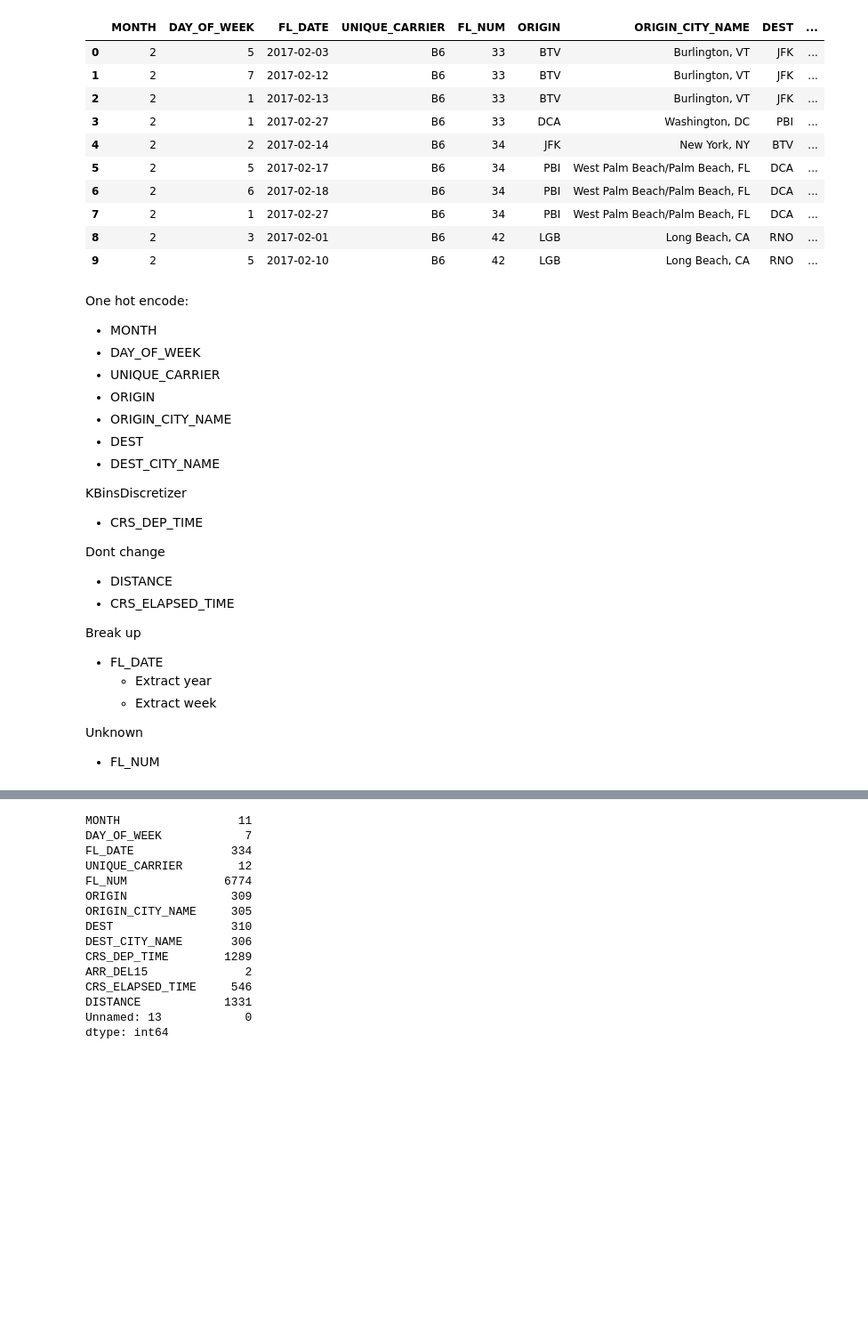
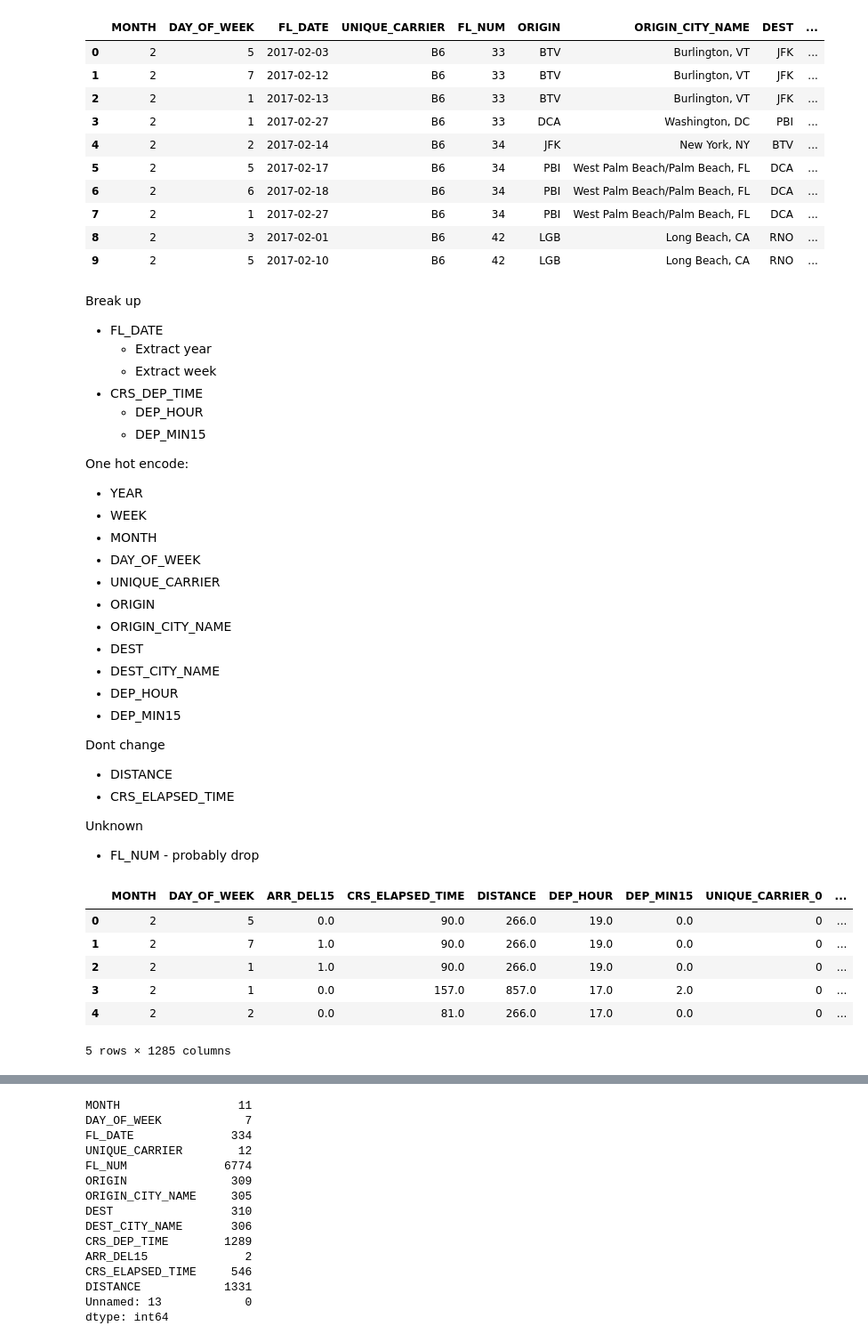
Before and after one commit to jin-sj/cs686_machine_learning, a Jupyter notebook: data_project/flight_delay.ipynb, the cells around one changed output, grey strips where cells are left out. Shown at 89% size. Saved outputs shown, nothing was run; the diff lists cells and outputs as text; code cells hidden in the pictures; blank space fills up the shorter version.

```diff
--- a/data_project/flight_delay.ipynb
+++ b/data_project/flight_delay.ipynb
@@ -44,7 +47,17 @@ df.head(10)
 | 8 | 2 | 3 | 2017-02-01 | B6 | 42 | LGB | Long Beach, CA | RNO | ... |
 | 9 | 2 | 5 | 2017-02-10 | B6 | 42 | LGB | Long Beach, CA | RNO | ... |
 # %% [markdown]
+Break up
+* FL_DATE
+    * Extract year
+    * Extract week
+* CRS_DEP_TIME
+    * DEP_HOUR
+    * DEP_MIN15
+
 One hot encode:
+* YEAR
+* WEEK
 * MONTH
 * DAY_OF_WEEK
 * UNIQUE_CARRIER
@@ -52,25 +65,29 @@ One hot encode:
 * ORIGIN_CITY_NAME
 * DEST
 * DEST_CITY_NAME
-
-KBinsDiscretizer
-* CRS_DEP_TIME
+* DEP_HOUR
+* DEP_MIN15
 
 Dont change
 * DISTANCE
 * CRS_ELAPSED_TIME
 
-Break up
-* FL_DATE
-    * Extract year
-    * Extract week
-
 Unknown
-* FL_NUM
+* FL_NUM - probably drop
 # %%
 def clean_data(df, oe_dict=None):
-    columns = ['Unnamed: 13', 'UNIQUE_CARRIER', 'ORIGIN',
-               'ORIGIN_CITY_NAME', 'DEST', 'DEST_CITY_NAME']
+    drop_columns = ['Unnamed: 13', 'UNIQUE_CARRIER', 'ORIGIN', 'YEAR', 'WEEK', 'CRS_DEP_TIME',
+                    'ORIGIN_CITY_NAME', 'DEST', 'DEST_CITY_NAME', 'FL_DATE', 'FL_NUM']
+
+    df["YEAR"] = df.apply(lambda row: int(row.FL_DATE.split('-')[0]), axis=1)
+    df["WEEK"] = df.apply(lambda row: int(row.FL_DATE.split('-')[2]) // 6, axis=1)
+    df["DEP_HOUR"] = df.apply(lambda row: row.CRS_DEP_TIME // 100, axis=1)
+    df["DEP_MIN15"] = df.apply(lambda row: (row.CRS_DEP_TIME % 100) // 15, axis=1)
+
+    # Binarize depart time
+    #disc = KBinsDiscretizer(n_bins=24*4, encode='onehot', strategy='uniform')
+    #X = disc.fit_transform(df.CRS_DEP_TIME.values.reshape(-1,1))
+    #dfKDisc = pd.DataFrame(X, columns=[i for i in range(96)])
 
     # Encode columns
     new_oe = False
@@ -80,10 +97,15 @@ def clean_data(df, oe_dict=None):
     if oe_dict == None:
         oe_dict =\
             {'UNIQUE_CARRIER': OneHotEncoder(categories='auto', dtype=np.int8),
-             'ORIGIN': OneHotEncoder(categories='auto', dtype=np.int8),
-             'ORIGIN_CITY_NAME': OneHotEncoder(categories='auto', dtype=np.int8),
-             'DEST': OneHotEncoder(categories='auto', dtype=np.int8),
-             'DEST_CITY_NAME': OneHotEncoder(categories='auto', dtype=np.int8)}
+             'ORIGIN': OneHotEncoder(categories='auto', dtype=np.int16),
+             'ORIGIN_CITY_NAME': OneHotEncoder(categories='auto', dtype=np.int16),
+             'DEST': OneHotEncoder(categories='auto', dtype=np.int16),
+             'DEST_CITY_NAME': OneHotEncoder(categories='auto', dtype=np.int16),
+             'YEAR': OneHotEncoder(categories='auto', dtype=np.int8),
+             'WEEK': OneHotEncoder(categories='auto', dtype=np.int8),
+             'DEP_HOUR': OneHotEncoder(categories='auto', dtype=np.int8),
+             'DEP_MIN15': OneHotEncoder(categories='auto', dtype=np.int8)
+             }
 
     for col, oe in oe_dict.items():
         if new_oe:
@@ -91,13 +113,13 @@ def clean_data(df, oe_dict=None):
         else:
             X = oe.transform(df[col].values.reshape(-1,1)).toarray()
         features = np.array(oe.categories_).ravel()
-        dfOneHot = pd.DataFrame(X, columns=features)
+        #dfOneHot = pd.DataFrame(X, columns=features)
+        dfOneHot = pd.DataFrame(X, columns=[col+"_"+str(i) for i in range(len(features))])
+
         df = pd.concat([df, dfOneHot], axis=1)
 
 
-    df = df.drop(columns=columns)
-
-    #
+    df = df.drop(columns=drop_columns)
 
     return df, oe_dict
 # %%
@@ -105,3 +127,13 @@ clean_df = clean_data(df)
+# %%
+clean_df.head()
+# %% [output]
+|  | MONTH | DAY_OF_WEEK | ARR_DEL15 | CRS_ELAPSED_TIME | DISTANCE | DEP_HOUR | DEP_MIN15 | UNIQUE_CARRIER_0 | ... |
+| 0 | 2 | 5 | 0.0 | 90.0 | 266.0 | 19.0 | 0.0 | 0 | ... |
+| 1 | 2 | 7 | 1.0 | 90.0 | 266.0 | 19.0 | 0.0 | 0 | ... |
+| 2 | 2 | 1 | 1.0 | 90.0 | 266.0 | 19.0 | 0.0 | 0 | ... |
+| 3 | 2 | 1 | 0.0 | 157.0 | 857.0 | 17.0 | 2.0 | 0 | ... |
+| 4 | 2 | 2 | 0.0 | 81.0 | 266.0 | 17.0 | 0.0 | 0 | ... |
+5 rows × 1285 columns
 # %%
 clean_df.shape
 # %% [output]
```
Also changed, not shown: parts of 17 cells of this notebook.
